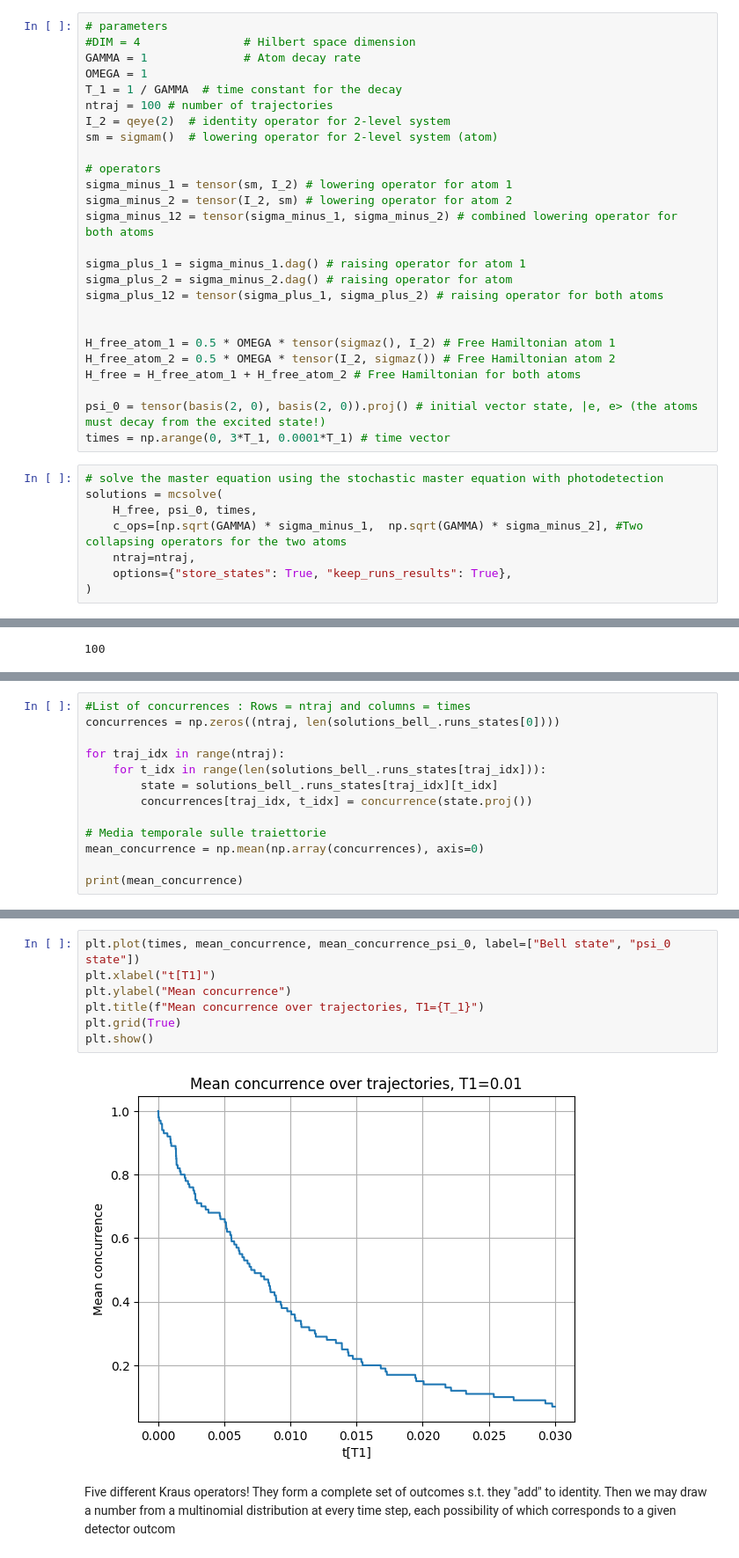
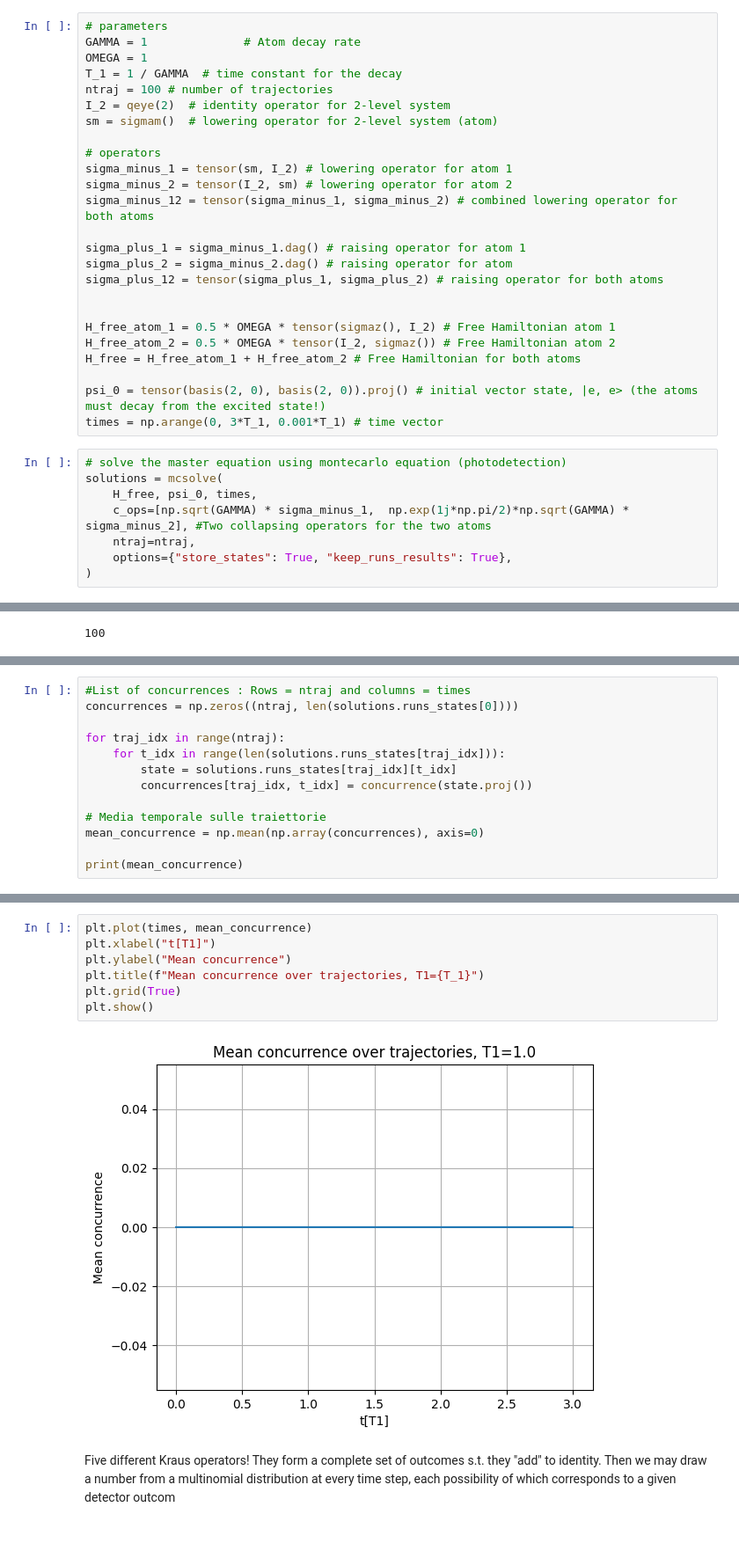
Before and after one commit to ErCampa99/Stochastic_Master_Thesis, a Jupyter notebook: Codes/Photodetection.ipynb, the cells around one changed output, grey strips where cells are left out. Shown at 88% size. Saved outputs shown, nothing was run; the diff lists cells and outputs as text.

```diff
--- a/Codes/Photodetection.ipynb
+++ b/Codes/Photodetection.ipynb
@@ -9,6 +9,5 @@ from qutip import *
 # %%
 # parameters
-#DIM = 4               # Hilbert space dimension
 GAMMA = 1              # Atom decay rate
 OMEGA = 1
 T_1 = 1 / GAMMA  # time constant for the decay
@@ -31,12 +30,12 @@ H_free_atom_2 = 0.5 * OMEGA * tensor(I_2, sigmaz()) # Free Hamiltonian atom 2
 H_free = H_free_atom_1 + H_free_atom_2 # Free Hamiltonian for both atoms
 
 psi_0 = tensor(basis(2, 0), basis(2, 0)).proj() # initial vector state, |e, e> (the atoms must decay from the excited state!)
-times = np.arange(0, 3*T_1, 0.0001*T_1) # time vector
+times = np.arange(0, 3*T_1, 0.001*T_1) # time vector
 # %%
-# solve the master equation using the stochastic master equation with photodetection
+# solve the master equation using montecarlo equation (photodetection)
 solutions = mcsolve(
     H_free, psi_0, times,
-    c_ops=[np.sqrt(GAMMA) * sigma_minus_1,  np.sqrt(GAMMA) * sigma_minus_2], #Two collapsing operators for the two atoms
+    c_ops=[np.sqrt(GAMMA) * sigma_minus_1,  np.exp(1j*np.pi/2)*np.sqrt(GAMMA) * sigma_minus_2], #Two collapsing operators for the two atoms
     ntraj=ntraj,
     options={"store_states": True, "keep_runs_results": True},
 )
@@ -94,11 +91,11 @@ solutions_bell_.runs_states[50][500]
 Quantum object: dims=[[2, 2], [1]], shape=(4, 1), type='ket', dtype=Dense$$\left(\begin{array}{cc}0\\0.707\\0.707\\0\end{array}\right)$$
 # %%
 #List of concurrences : Rows = ntraj and columns = times
-concurrences = np.zeros((ntraj, len(solutions_bell_.runs_states[0])))
+concurrences = np.zeros((ntraj, len(solutions.runs_states[0])))
 
 for traj_idx in range(ntraj):
-    for t_idx in range(len(solutions_bell_.runs_states[traj_idx])):
-        state = solutions_bell_.runs_states[traj_idx][t_idx]
+    for t_idx in range(len(solutions.runs_states[traj_idx])):
+        state = solutions.runs_states[traj_idx][t_idx]
         concurrences[traj_idx, t_idx] = concurrence(state.proj())
 
 # Media temporale sulle traiettorie
@@ -123,12 +122,12 @@ print(mean_concurrence_psi_0)
 # %%
-plt.plot(times, mean_concurrence, mean_concurrence_psi_0, label=["Bell state", "psi_0 state"])
+plt.plot(times, mean_concurrence)
 plt.xlabel("t[T1]")
 plt.ylabel("Mean concurrence")
 plt.title(f"Mean concurrence over trajectories, T1={T_1}")
 plt.grid(True)
 plt.show()
 # %% [output]
-[figure, old version]
+[figure, new version]
 # %% [markdown]
 Five different Kraus operators! They form a complete set of outcomes s.t. they "add" to identity. Then we may draw a number from a multinomial distribution at every time step, each
 possibility of which corresponds to a given detector outcom
```
Also changed, not shown: parts of 7 cells of this notebook, 1 other file.
